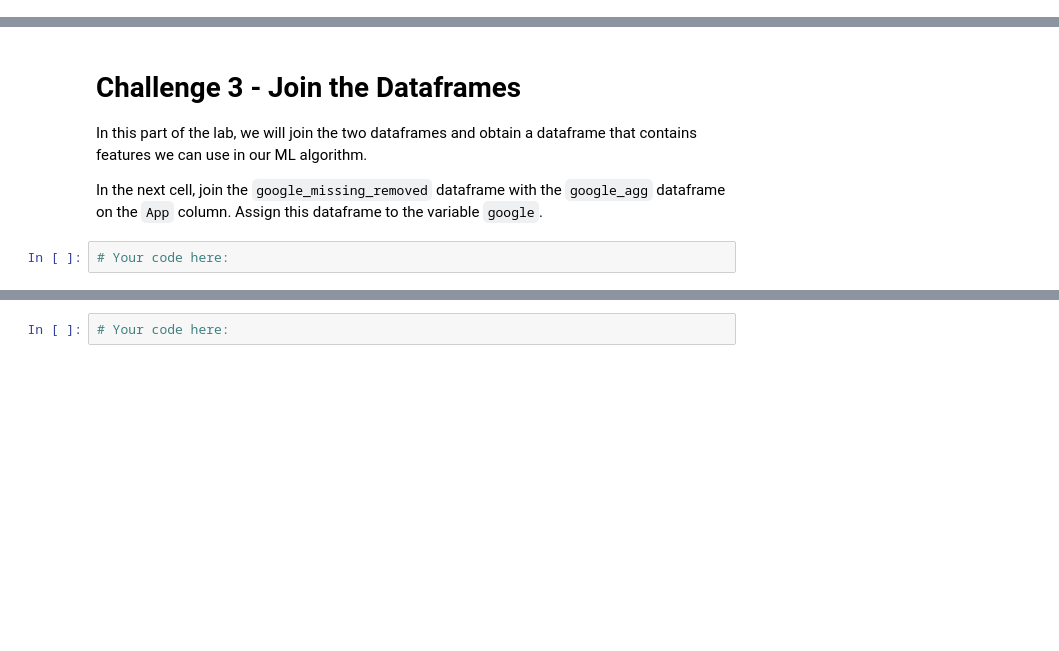
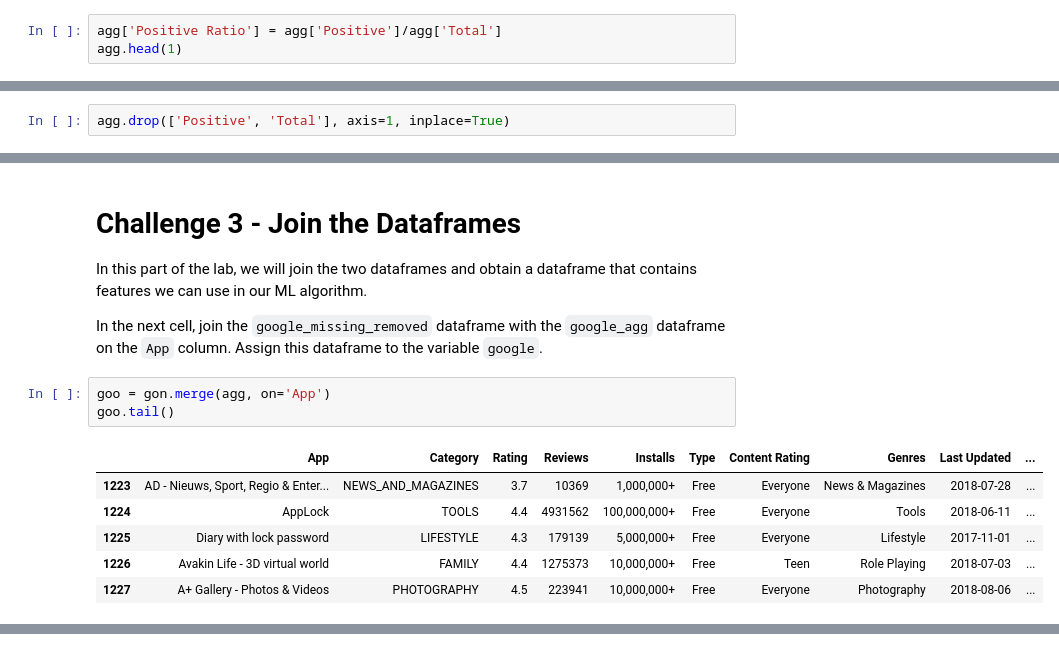
Before and after one commit to Ironhack-Data-Madrid-Abril-2023/7.2-lab_supervised_learning_feature_extraction, a Jupyter notebook: your-code/main.ipynb, the cells around one changed output, grey strips where cells are left out. Saved outputs shown, nothing was run; the diff lists cells and outputs as text; blank space fills up the shorter version.

```diff
--- a/your-code/main.ipynb
+++ b/your-code/main.ipynb
@@ -572,0 +571,3 @@ Make sure to account for the case where the denominator is zero using the `np.wh
+# %%
+agg['Positive Ratio'] = agg['Positive']/agg['Total']
+agg.head(1)
@@ -577,3 +580,5 @@ Make sure to account for the case where the denominator is zero using the `np.wh
+# %%
+agg.drop(['Positive', 'Total'], axis=1, inplace=True)
 # %% [markdown]
 Print the first 5 rows of `google_agg`. Your output should look like:
 
@@ -586,11 +599,17 @@ Print the first 5 rows of `google_agg`. Your output should look like:
 In this part of the lab, we will join the two dataframes and obtain a dataframe that contains features we can use in our ML algorithm.
 
 In the next cell, join the `google_missing_removed` dataframe with the `google_agg` dataframe on the `App` column. Assign this dataframe to the variable `google`.
-# %%
-# Your code here:
+# %%
+goo = gon.merge(agg, on='App')
+goo.tail()
+# %% [output]
+|  | App | Category | Rating | Reviews | Installs | Type | Content Rating | Genres | Last Updated | ... |
+| 1223 | AD - Nieuws, Sport, Regio & Enter... | NEWS_AND_MAGAZINES | 3.7 | 10369 | 1,000,000+ | Free | Everyone | News & Magazines | 2018-07-28 | ... |
+| 1224 | AppLock | TOOLS | 4.4 | 4931562 | 100,000,000+ | Free | Everyone | Tools | 2018-06-11 | ... |
+| 1225 | Diary with lock password | LIFESTYLE | 4.3 | 179139 | 5,000,000+ | Free | Everyone | Lifestyle | 2017-11-01 | ... |
+| 1226 | Avakin Life - 3D virtual world | FAMILY | 4.4 | 1275373 | 10,000,000+ | Free | Teen | Role Playing | 2018-07-03 | ... |
+| 1227 | A+ Gallery - Photos & Videos | PHOTOGRAPHY | 4.5 | 223941 | 10,000,000+ | Free | Everyone | Photography | 2018-08-06 | ... |
 # %% [markdown]
 #### Let's look at the final result using the `head()` function. Your final product should look like:
 
 ![Final Product](google-final-head.png)
-# %%
-# Your code here:
```
Also changed, not shown: parts of 7 cells of this notebook.
